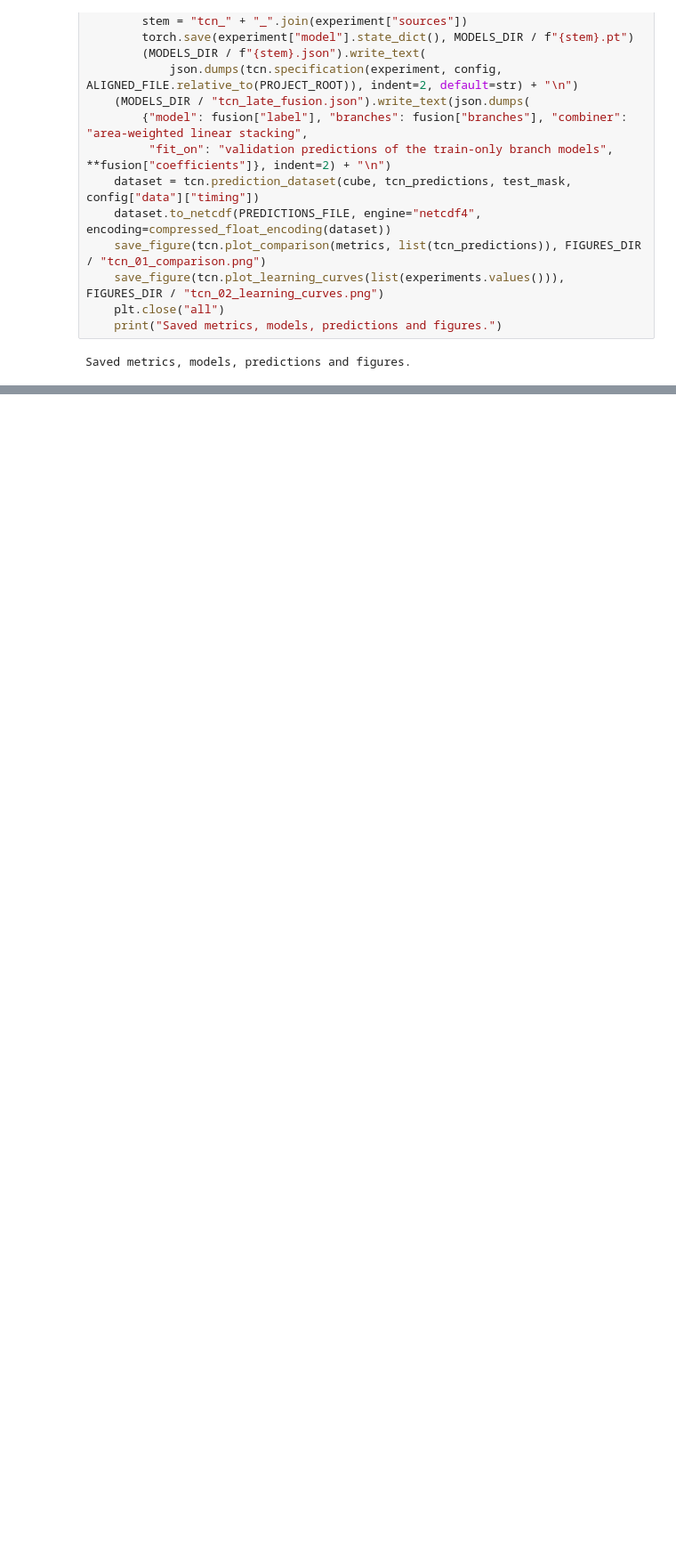
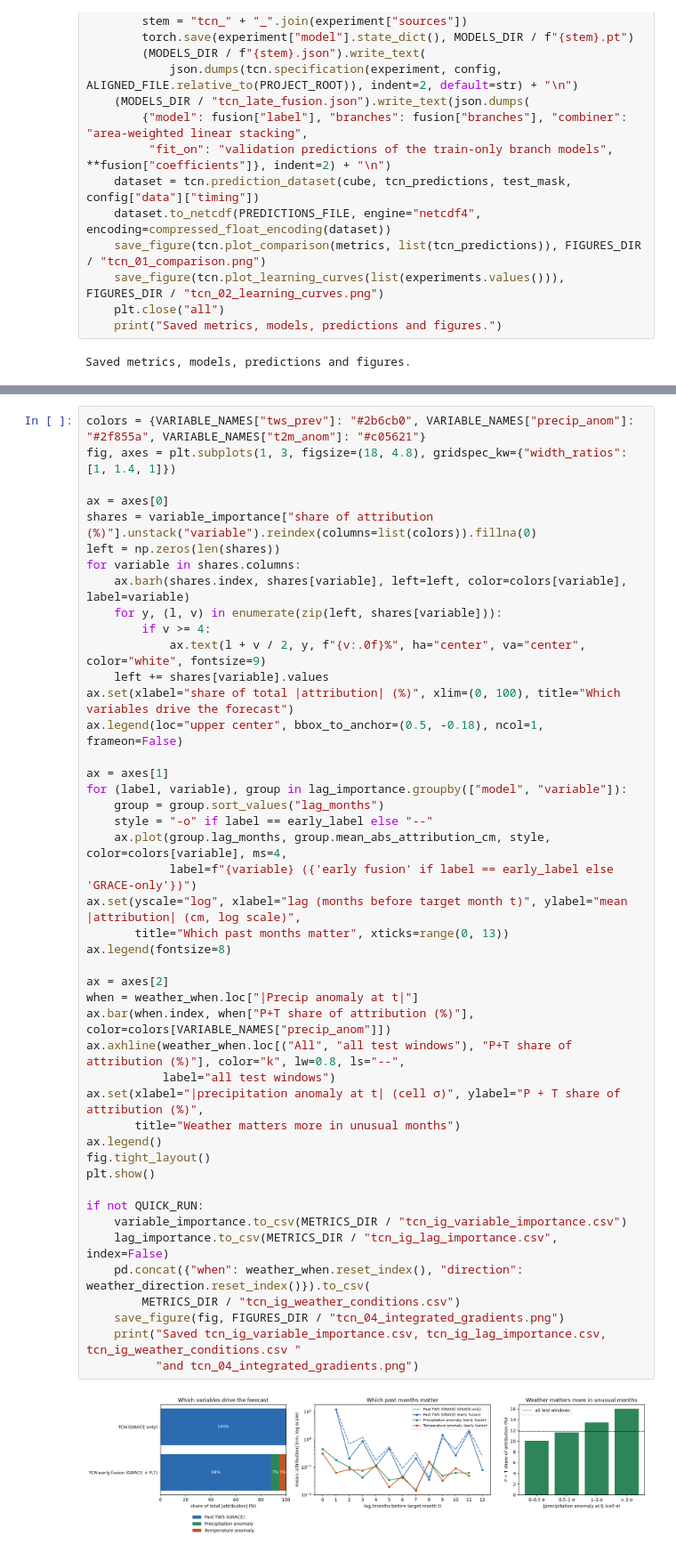
Before and after one commit to Lyra0710/Multimodal-Deep-Learning-for-Reliable-GRACE-Water-Storage-Trends, a Jupyter notebook: notebooks/TCN_Forecast_and_Fusion.ipynb, the cells around one changed output, grey strips where cells are left out. Shown at 89% size. Saved outputs shown, nothing was run; the diff lists cells and outputs as text; blank space fills up the shorter version.

```diff
--- a/notebooks/TCN_Forecast_and_Fusion.ipynb
+++ b/notebooks/TCN_Forecast_and_Fusion.ipynb
@@ -421,0 +862,47 @@ Saved metrics, models, predictions and figures.
+# %%
+colors = {VARIABLE_NAMES["tws_prev"]: "#2b6cb0", VARIABLE_NAMES["precip_anom"]: "#2f855a", VARIABLE_NAMES["t2m_anom"]: "#c05621"}
+fig, axes = plt.subplots(1, 3, figsize=(18, 4.8), gridspec_kw={"width_ratios": [1, 1.4, 1]})
+
+ax = axes[0]
+shares = variable_importance["share of attribution (%)"].unstack("variable").reindex(columns=list(colors)).fillna(0)
+left = np.zeros(len(shares))
+for variable in shares.columns:
+    ax.barh(shares.index, shares[variable], left=left, color=colors[variable], label=variable)
+    for y, (l, v) in enumerate(zip(left, shares[variable])):
+        if v >= 4:
+            ax.text(l + v / 2, y, f"{v:.0f}%", ha="center", va="center", color="white", fontsize=9)
+    left += shares[variable].values
+ax.set(xlabel="share of total |attribution| (%)", xlim=(0, 100), title="Which variables drive the forecast")
+ax.legend(loc="upper center", bbox_to_anchor=(0.5, -0.18), ncol=1, frameon=False)
+
+ax = axes[1]
+for (label, variable), group in lag_importance.groupby(["model", "variable"]):
+    group = group.sort_values("lag_months")
+    style = "-o" if label == early_label else "--"
+    ax.plot(group.lag_months, group.mean_abs_attribution_cm, style, color=colors[variable], ms=4,
+            label=f"{variable} ({'early fusion' if label == early_label else 'GRACE-only'})")
+ax.set(yscale="log", xlabel="lag (months before target month t)", ylabel="mean |attribution| (cm, log scale)",
+       title="Which past months matter", xticks=range(0, 13))
+ax.legend(fontsize=8)
+
+ax = axes[2]
+when = weather_when.loc["|Precip anomaly at t|"]
+ax.bar(when.index, when["P+T share of attribution (%)"], color=colors[VARIABLE_NAMES["precip_anom"]])
+ax.axhline(weather_when.loc[("All", "all test windows"), "P+T share of attribution (%)"], color="k", lw=0.8, ls="--",
+           label="all test windows")
+ax.set(xlabel="|precipitation anomaly at t| (cell σ)", ylabel="P + T share of attribution (%)",
+       title="Weather matters more in unusual months")
+ax.legend()
+fig.tight_layout()
+plt.show()
+
+if not QUICK_RUN:
+    variable_importance.to_csv(METRICS_DIR / "tcn_ig_variable_importance.csv")
+    lag_importance.to_csv(METRICS_DIR / "tcn_ig_lag_importance.csv", index=False)
+    pd.concat({"when": weather_when.reset_index(), "direction": weather_direction.reset_index()}).to_csv(
+        METRICS_DIR / "tcn_ig_weather_conditions.csv")
+    save_figure(fig, FIGURES_DIR / "tcn_04_integrated_gradients.png")
+    print("Saved tcn_ig_variable_importance.csv, tcn_ig_lag_importance.csv, tcn_ig_weather_conditions.csv "
+          "and tcn_04_integrated_gradients.png")
+# %% [output]
+[figure, added]
```
Also changed, not shown: parts of 17 cells of this notebook, 9 other files.
